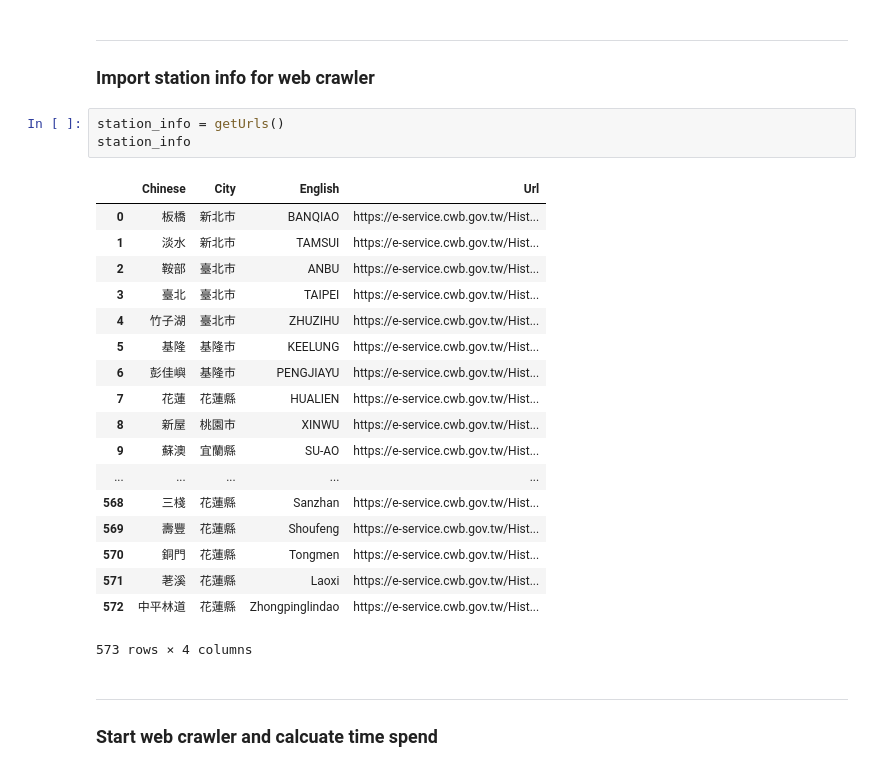
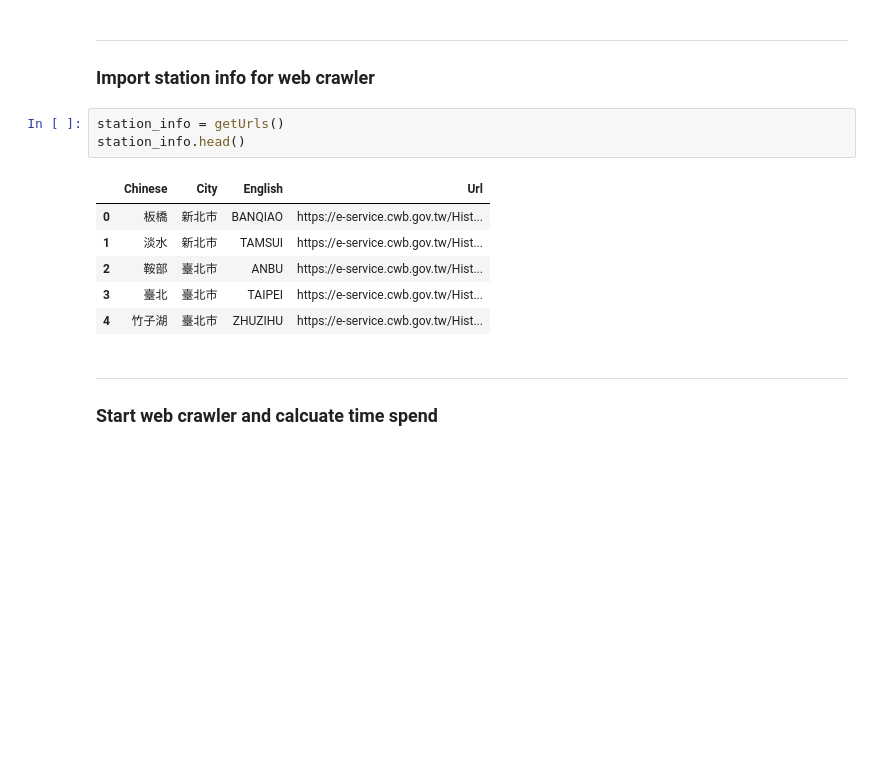
Before and after one commit to snowflakedong/107-1_Python_Project, a Jupyter notebook: Week_2/Class.ipynb, the cells around one changed output. Saved outputs shown, nothing was run; the diff lists cells and outputs as text; blank space fills up the shorter version.

```diff
--- a/Week_2/Class.ipynb
+++ b/Week_2/Class.ipynb
@@ -145,26 +121,14 @@ group
 ### Import station info for web crawler
 # %%
 station_info = getUrls()
-station_info
+station_info.head()
 # %% [output]
 |  | Chinese | City | English | Url |
 | 0 | 板橋 | 新北市 | BANQIAO | https://e-service.cwb.gov.tw/Hist... |
 | 1 | 淡水 | 新北市 | TAMSUI | https://e-service.cwb.gov.tw/Hist... |
 | 2 | 鞍部 | 臺北市 | ANBU | https://e-service.cwb.gov.tw/Hist... |
 | 3 | 臺北 | 臺北市 | TAIPEI | https://e-service.cwb.gov.tw/Hist... |
 | 4 | 竹子湖 | 臺北市 | ZHUZIHU | https://e-service.cwb.gov.tw/Hist... |
-| 5 | 基隆 | 基隆市 | KEELUNG | https://e-service.cwb.gov.tw/Hist... |
-| 6 | 彭佳嶼 | 基隆市 | PENGJIAYU | https://e-service.cwb.gov.tw/Hist... |
-| 7 | 花蓮 | 花蓮縣 | HUALIEN | https://e-service.cwb.gov.tw/Hist... |
-| 8 | 新屋 | 桃園市 | XINWU | https://e-service.cwb.gov.tw/Hist... |
-| 9 | 蘇澳 | 宜蘭縣 | SU-AO | https://e-service.cwb.gov.tw/Hist... |
-| ... | ... | ... | ... | ... |
-| 568 | 三棧 | 花蓮縣 | Sanzhan | https://e-service.cwb.gov.tw/Hist... |
-| 569 | 壽豐 | 花蓮縣 | Shoufeng | https://e-service.cwb.gov.tw/Hist... |
-| 570 | 銅門 | 花蓮縣 | Tongmen | https://e-service.cwb.gov.tw/Hist... |
-| 571 | 荖溪 | 花蓮縣 | Laoxi | https://e-service.cwb.gov.tw/Hist... |
-| 572 | 中平林道 | 花蓮縣 | Zhongpinglindao | https://e-service.cwb.gov.tw/Hist... |
-573 rows × 4 columns
 # %% [markdown]
 ---
 ### Start web crawler and calcuate time spend
```
Also changed, not shown: parts of 8 cells of this notebook.
